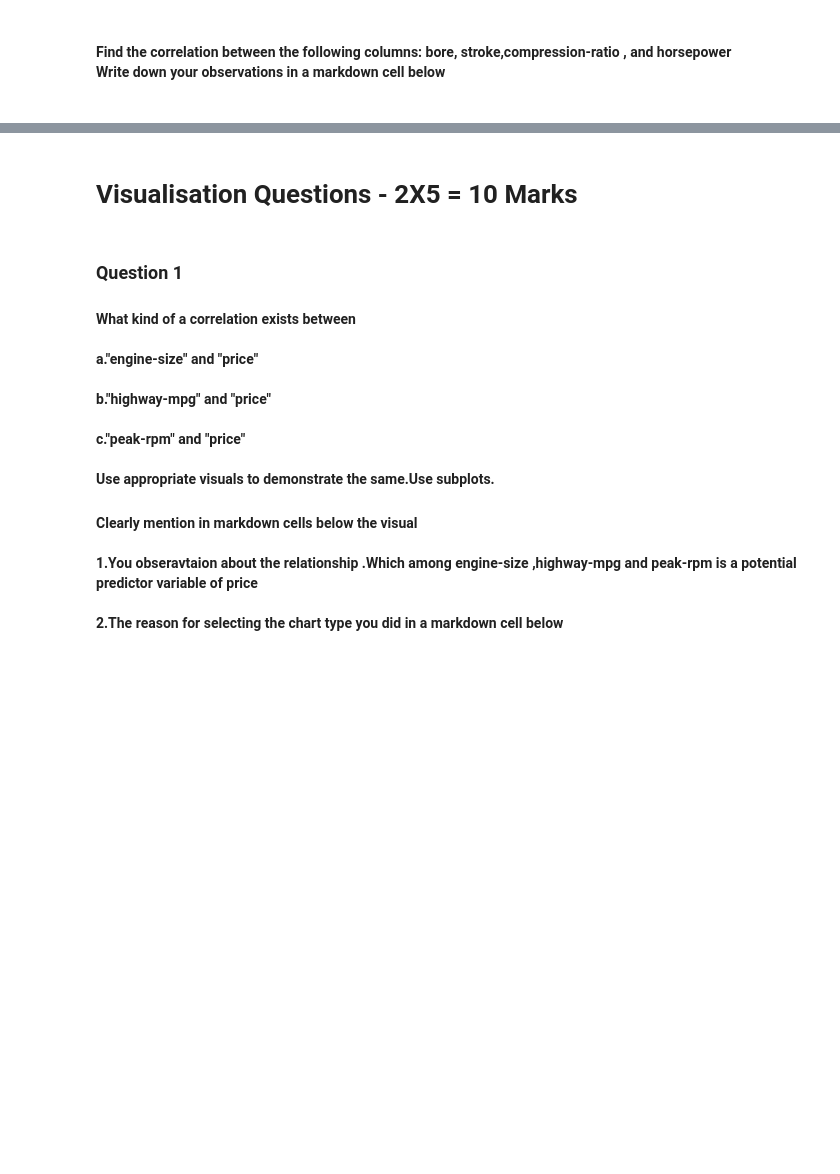
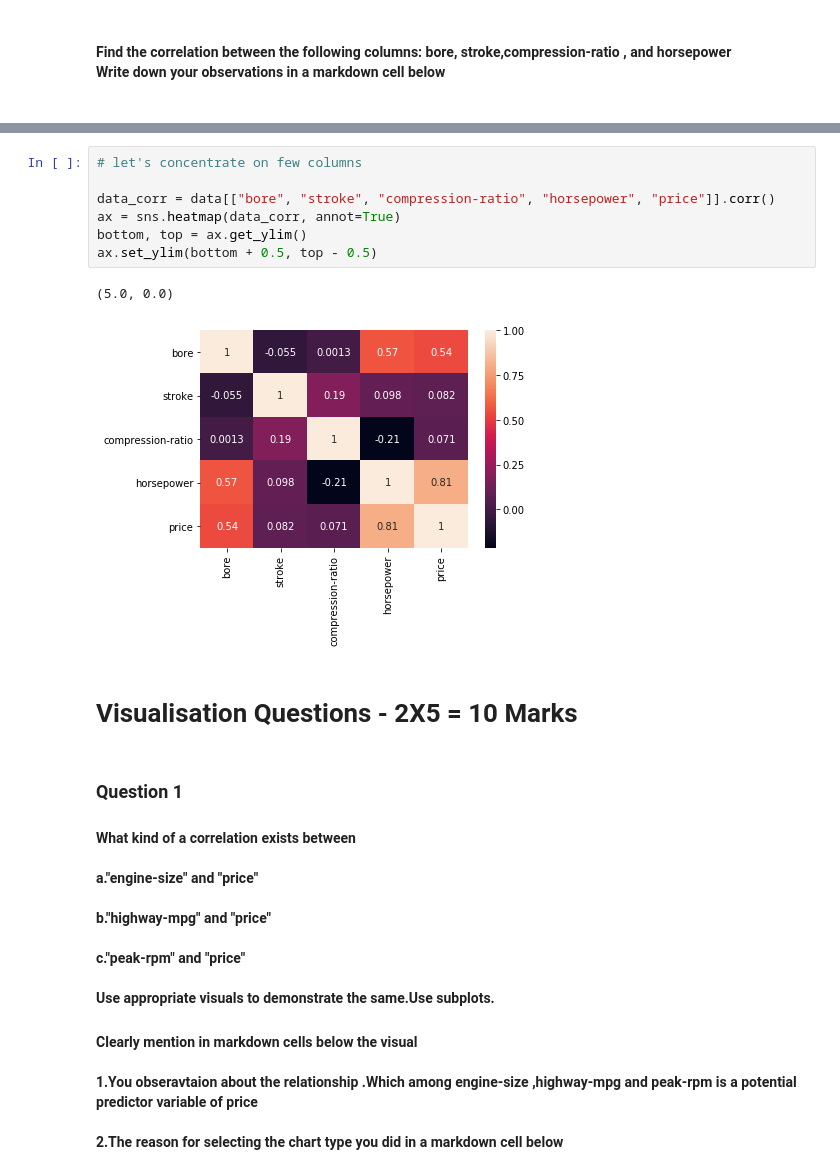
Before and after one commit to guptha23/machine_learning_assignment, a Jupyter notebook: dvi-a2-ps3-wb.ipynb, the cells around one changed output, grey strips where cells are left out. Cells and saved outputs as stored; diff of their text form; blank space fills up the shorter version.

```diff
--- a/dvi-a2-ps3-wb.ipynb
+++ b/dvi-a2-ps3-wb.ipynb
@@ -74,3 +139,13 @@ Write down your observations in a markdown cell below <h4>
+# %%
+# let's concentrate on few columns
+
+data_corr = data[["bore", "stroke", "compression-ratio", "horsepower", "price"]].corr()
+ax = sns.heatmap(data_corr, annot=True)
+bottom, top = ax.get_ylim()
+ax.set_ylim(bottom + 0.5, top - 0.5)
+# %% [output]
+(5.0, 0.0)
+[figure, added]
 # %% [markdown]
 # Visualisation Questions - 2X5 = 10 Marks
 # %% [markdown]
```
Also changed, not shown: parts of 7 cells of this notebook.
